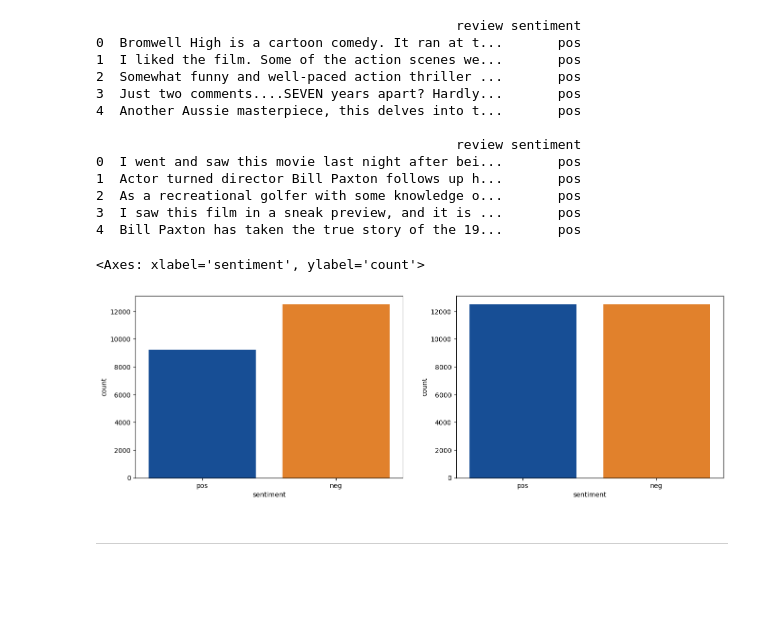
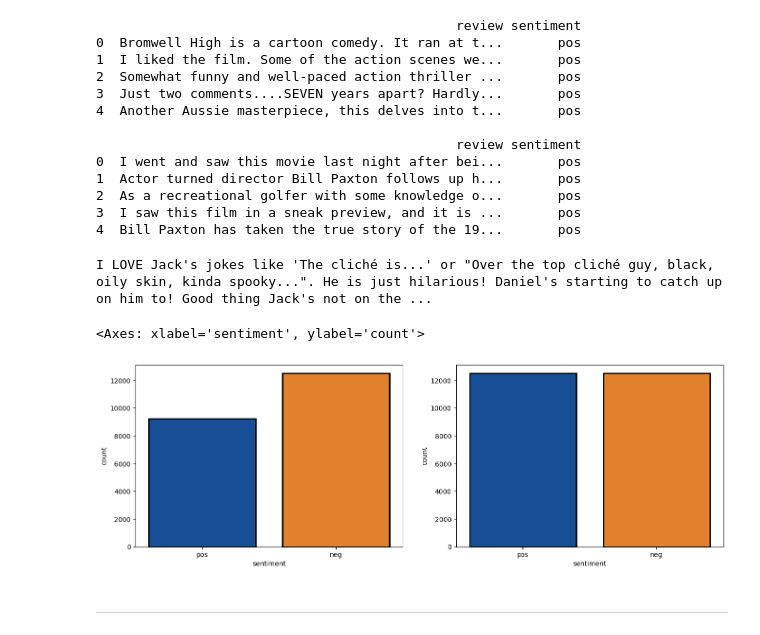
Before and after one commit to BoraDere/AIN313, a Jupyter notebook: Assignment 2/assignment2.ipynb, the cells around one changed output. Drawn from its saved outputs; the diff is of its cells as text; code cells hidden in the pictures; blank space fills up the shorter version.

```diff
--- a/Assignment 2/assignment2.ipynb
+++ b/Assignment 2/assignment2.ipynb
@@ -223,12 +223,11 @@ TRAIN_PATH = 'aclImdb/train/'
 TEST_PATH = 'aclImdb/test/'
 # %%
 def load_data(path: str) -> pd.DataFrame:
-
     """
-    Function to load the data from the aclImdb dataset
+    Function to load the data from the aclImdb dataset.
 
     :param path: Path to the train or test folder
-    :return: a pandas DataFrame with the reviews and the sentiment
+    :return: A pandas DataFrame with the reviews and the sentiment
     """
 
     data = {'review': [], 'sentiment': []}
@@ -262,14 +261,20 @@ print(test_data.head())
 2  As a recreational golfer with some knowledge o...       pos
 3  I saw this film in a sneak preview, and it is ...       pos
 4  Bill Paxton has taken the true story of the 19...       pos
+# %%
+# an example review
+print(train_data.iloc[13]['review'])
+# %% [output]
+I LOVE Jack's jokes like 'The cliché is...' or "Over the top cliché guy, black, oily skin, kinda spooky...". He is just hilarious! Daniel's starting to catch up on him to! Good thing Jack's not on the ...
 # %%
 fig, axes = plt.subplots(1, 2, figsize=(16, 5))
 colors = ['#024CAA', '#FF7F0E']
-sns.countplot(x='sentiment', data=train_data, ax=axes[0], palette=colors, hue='sentiment', legend=False)
-sns.countplot(x='sentiment', data=test_data, ax=axes[1], palette=colors, hue='sentiment', legend=False)
+
+sns.countplot(x='sentiment', data=train_data, ax=axes[0], palette=colors, hue='sentiment', legend=False, edgecolor='black', linewidth=2)
+sns.countplot(x='sentiment', data=test_data, ax=axes[1], palette=colors, hue='sentiment', legend=False, edgecolor='black', linewidth=2)
 # %% [output]
 <Axes: xlabel='sentiment', ylabel='count'>
-[figure, old version]
+[figure, new version]
 # %% [markdown]
 ---
 # %% [markdown]
```
Also changed, not shown: parts of 9 cells of this notebook.
